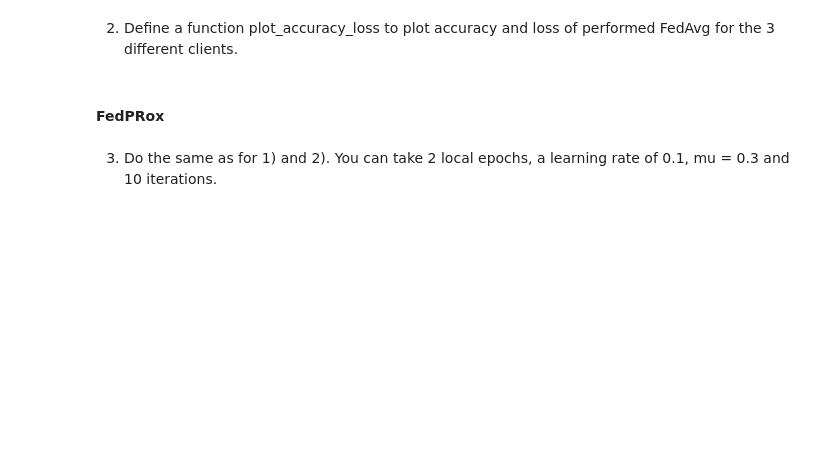
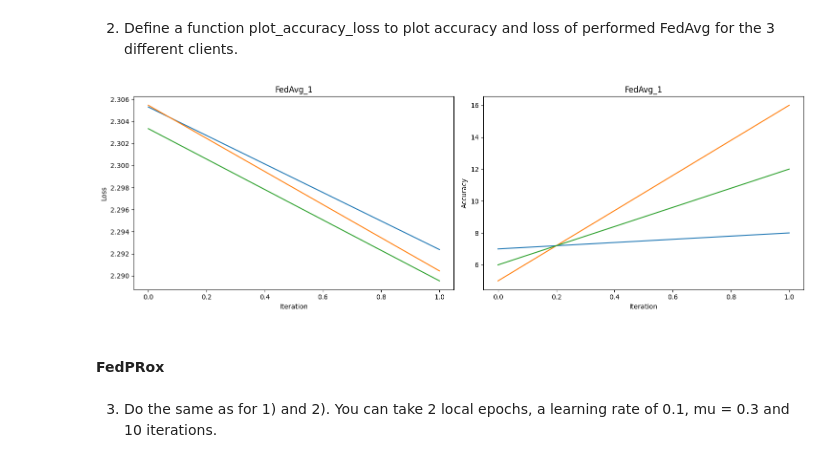
Before and after one commit to walibi006/MLBIO_TP5, a Jupyter notebook: Federated_Learning_etudiants.ipynb, the cells around one changed output. Cells and saved outputs as stored; diff of their text form; code cells hidden in the pictures; blank space fills up the shorter version.

```diff
--- a/Federated_Learning_etudiants.ipynb
+++ b/Federated_Learning_etudiants.ipynb
@@ -403,0 +401,2 @@ KeyboardInterrupt:
+# %%
+FedAvg_1 = FedProx(model_0, mnist_iid_train, 1, mnist_iid_test)
@@ -421,6 +424,10 @@ def plot_acc_loss(title:str, loss_hist:list, acc_hist:list):
     plt.ylabel("Accuracy")
 
     plt.tight_layout()
+# %%
+plot_acc_loss("FedAvg_1", FedAvg_1[1], FedAvg_1[2])
+# %% [output]
+[figure, added]
 # %% [markdown]
 #### FedPRox
 # %% [markdown]
```
Also changed, not shown: parts of 39 cells of this notebook, 5 other files.
